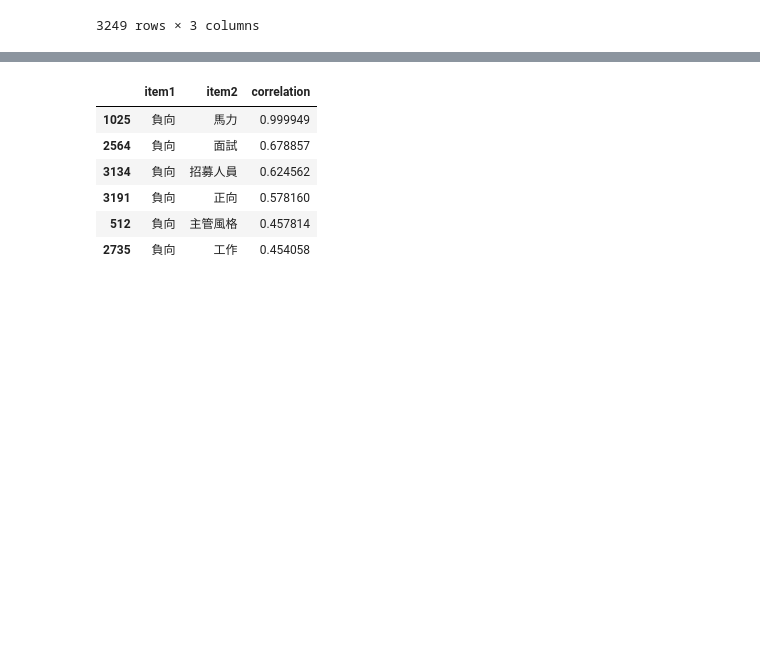
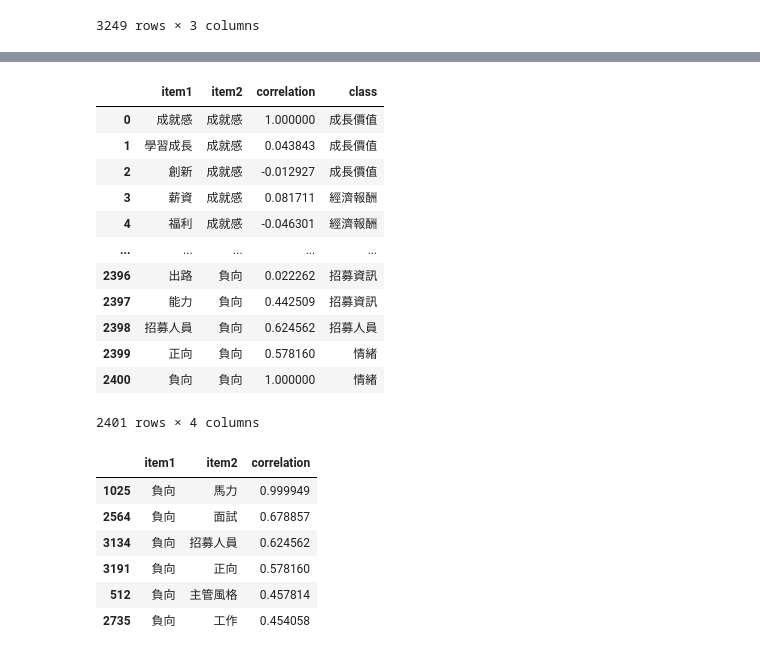
Before and after one commit to zchenchen1999/streamlit_nissan, a Jupyter notebook: data/dtm_interview.ipynb, the cells around one changed output, grey strips where cells are left out. Cells and saved outputs as stored; diff of their text form; code cells hidden in the pictures; blank space fills up the shorter version.

```diff
--- a/data/dtm_interview.ipynb
+++ b/data/dtm_interview.ipynb
@@ -17,7 +17,7 @@ from wordcloud import WordCloud
 ### 構面字典
 # %%
 # dict_ = pd.read_csv('../構面字典-new.csv')
-dict_ = pd.read_csv('./構面字典-3.csv')
+dict_ = pd.read_csv('./aspect.csv')
 df_dict = dict_[['name','alias']]
 d_list = df_dict.to_dict(orient='records')
 structure_dict = {} # 構面字典 => name:alias
@@ -32,6 +32,11 @@ structures_list = structure_origin['class'].unique().tolist() # 有哪些構面
 
 structure_origin_list = pd.DataFrame(structure_origin.groupby('class')['name'].apply(list)).reset_index().to_dict(orient='records')
 transformed_data = [{item['class']: item['name']} for item in structure_origin_list] # 取得構面字典，型態為list of dict
+# %%
+new_dict = {}
+for i in transformed_data:
+    new_dict[list(i.keys())[0]] = list(i.values())[0]
+new_dict
 # %%
 # 以pattern_text 例如是成就感，那就會去找text中有出現成就感的alias的次數
 def get_dict_num(pattern_text, text):
@@ -167,0 +204,23 @@ corr_melt_df
+# %%
+def get_class_by_subclass(sub_class):
+    for k, v in new_dict.items():
+        if (sub_class in v):
+            return k
+# %%
+corr_melt_df2 = corr_melt_df[~corr_melt_df['correlation'].isnull()].reset_index(drop='index')
+corr_melt_df2['class'] = corr_melt_df2['item1'].apply(lambda x: get_class_by_subclass(x))
+corr_melt_df2
+# %% [output]
+|  | item1 | item2 | correlation | class |
+| 0 | 成就感 | 成就感 | 1.000000 | 成長價值 |
+| 1 | 學習成長 | 成就感 | 0.043843 | 成長價值 |
+| 2 | 創新 | 成就感 | -0.012927 | 成長價值 |
+| 3 | 薪資 | 成就感 | 0.081711 | 經濟報酬 |
+| 4 | 福利 | 成就感 | -0.046301 | 經濟報酬 |
+| ... | ... | ... | ... | ... |
+| 2396 | 出路 | 負向 | 0.022262 | 招募資訊 |
+| 2397 | 能力 | 負向 | 0.442509 | 招募資訊 |
+| 2398 | 招募人員 | 負向 | 0.624562 | 招募人員 |
+| 2399 | 正向 | 負向 | 0.578160 | 情緒 |
+| 2400 | 負向 | 負向 | 1.000000 | 情緒 |
+2401 rows × 4 columns
```
Also changed, not shown: parts of 3 cells of this notebook, 2 other files.
